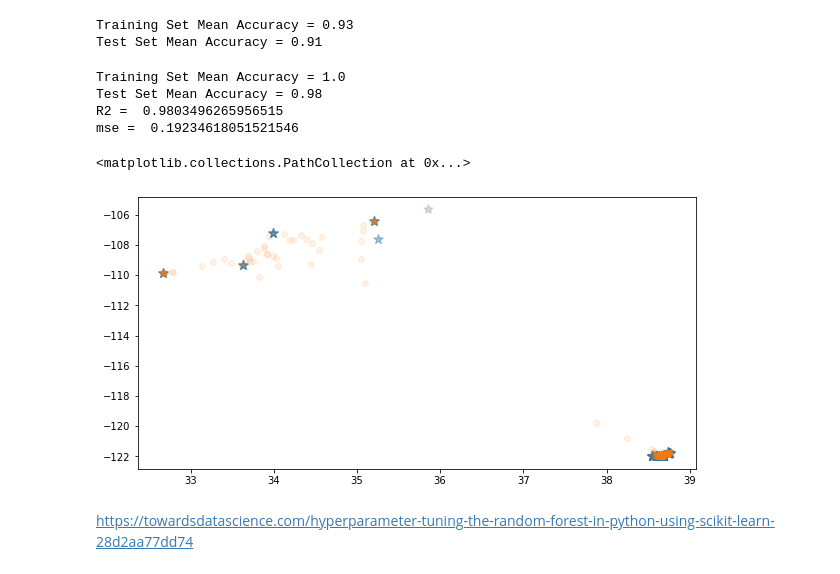
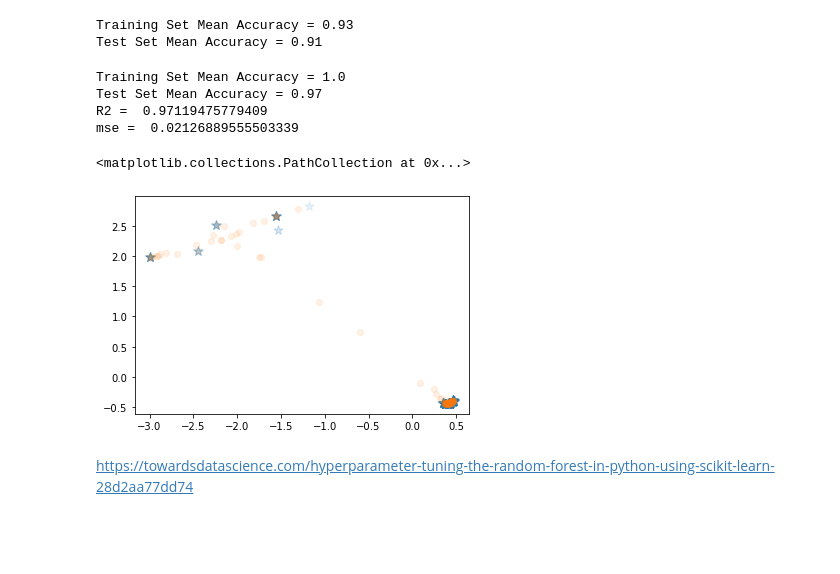
Before and after one commit to hayesrebecca/pollenGeolocation, a Jupyter notebook: 2_modelComparisons.ipynb, the cells around one changed output. Drawn from its saved outputs; the diff is of its cells as text; code cells hidden in the pictures; blank space fills up the shorter version.

```diff
--- a/2_modelComparisons.ipynb
+++ b/2_modelComparisons.ipynb
@@ -16,5 +21,5 @@ plt.rcParams['figure.figsize'] = [10, 5]
 # %% [markdown]
 Import X and y from data prep steps
 # %%
-X = np.load('X.npy')
-y = np.load('y.npy')
+X = np.load('../pollenGeolocation_saved/X.npy')
+y = np.load('../pollenGeolocation_saved/y.npy')
@@ -178,20 +149,6 @@ plt.ylim(-1,0)
 # %% [markdown]
 # Decision Tree for multioutput regression
 # %%
-# decision tree for multioutput regression
-from sklearn.datasets import make_regression
-from sklearn.tree import DecisionTreeRegressor
-X = np.load('X.npy')
-y = np.load('y.npy')
-from sklearn.preprocessing import StandardScaler
-sc_X = StandardScaler()
-sc_y = StandardScaler()
-X = sc_X.fit_transform(X)
-y = sc_y.fit_transform(y)
-
-# Train/test split
-X_train, X_test, y_train, y_test = train_test_split(X, y, test_size=0.20, random_state=1298)
-
 # fit model
 DTR = DecisionTreeRegressor(max_depth=5)
 DTR = DTR.fit(X_train, y_train)
@@ -207,14 +164,14 @@ print(mean_squared_error(y_test,preds))
 DTR_rsq = r2_score(y_test,preds)
 DTR_mse = mean_squared_error(y_test,preds)
 
-y_test = np.hsplit(y_test, 2)
+y_test_split = np.hsplit(y_test, 2)
 preds = np.hsplit(preds, 2)
 
 plt.subplot(2,2,1)
-plt.scatter(y_test[0], y_test[1], marker='*', alpha=0.1, s=100)
+plt.scatter(y_test_split[0], y_test_split[1], marker='*', alpha=0.1, s=100)
 plt.scatter(preds[0], preds[1], alpha=0.1)
 plt.subplot(2,2,2)
-plt.scatter(y_test[0], y_test[1], marker='*', alpha=0.1, s=100)
+plt.scatter(y_test_split[0], y_test_split[1], marker='*', alpha=0.1, s=100)
 plt.scatter(preds[0], preds[1], alpha=0.1)
 plt.xlim(0.3,0.5)
 plt.ylim(-1,0)
@@ -274,49 +219,35 @@ preds_inverse = np.hsplit(preds_new_inverse, 2)
 Training Set Mean Accuracy = 0.93
 Test Set Mean Accuracy = 0.91
 # %%
-#random forest
-# Splitting the dataset into the Training set and Test set
+#Random forest
 
-X = np.load('X.npy')
-y = np.load('y.npy')
-#from sklearn.cross_validation import train_test_split
-X_train, X_test, y_train, y_test = train_test_split(X, y, test_size = 0.25, random_state = 1)
-
-# Scaling
-from sklearn.preprocessing import StandardScaler
-sc_X = StandardScaler()
-X_train = sc_X.fit_transform(X_train)
-X_test  = sc_X.transform(X_test)
-
-# Random forest
-from sklearn.ensemble import RandomForestRegressor
 #rf =RandomForestRegressor(max_depth=2, n_estimators = 100, random_state=0) ###original
 rf =RandomForestRegressor(n_estimators = 400, min_samples_split = 2, min_samples_leaf = 1, max_features = 'sqrt', max_depth = None, bootstrap = False) ###tuned
 rf = rf.fit(X_train,y_train)
 pred_train = rf.predict(X_train)
 pred_test = rf.predict(X_test)
 
 train_error = np.round(rf.score(X_train, y_train), 2)
 test_error = np.round(rf.score(X_test, y_test), 2)
 print("Training Set Mean Accuracy = " + str(train_error))
 print("Test Set Mean Accuracy = " + str(test_error))
 
 print("R2 = " + " " + str(r2_score(y_test,pred_test)))
 print("mse = " + " " + str(mean_squared_error(y_test,pred_test)))
 
-y_test = np.hsplit(y_test, 2)
+y_test_split = np.hsplit(y_test, 2)
 pred_test = np.hsplit(pred_test, 2)
 
 
-plt.scatter(y_test[0], y_test[1], marker='*', alpha=0.1, s=100)
+plt.scatter(y_test_split[0], y_test_split[1], marker='*', alpha=0.1, s=100)
 plt.scatter(pred_test[0], pred_test[1], alpha=0.1)
 # %% [output]
 Training Set Mean Accuracy = 1.0
-Test Set Mean Accuracy = 0.98
-R2 =  0.9803496265956515
-mse =  0.19234618051521546
+Test Set Mean Accuracy = 0.97
+R2 =  0.97119475779409
+mse =  0.02126889555503339
 <matplotlib.collections.PathCollection at 0x...>
-[figure, old version]
+[figure, new version]
 # %% [markdown]
 https://towardsdatascience.com/hyperparameter-tuning-the-random-forest-in-python-using-scikit-learn-28d2aa77dd74
 # %%
```
Also changed, not shown: parts of 28 cells of this notebook.
